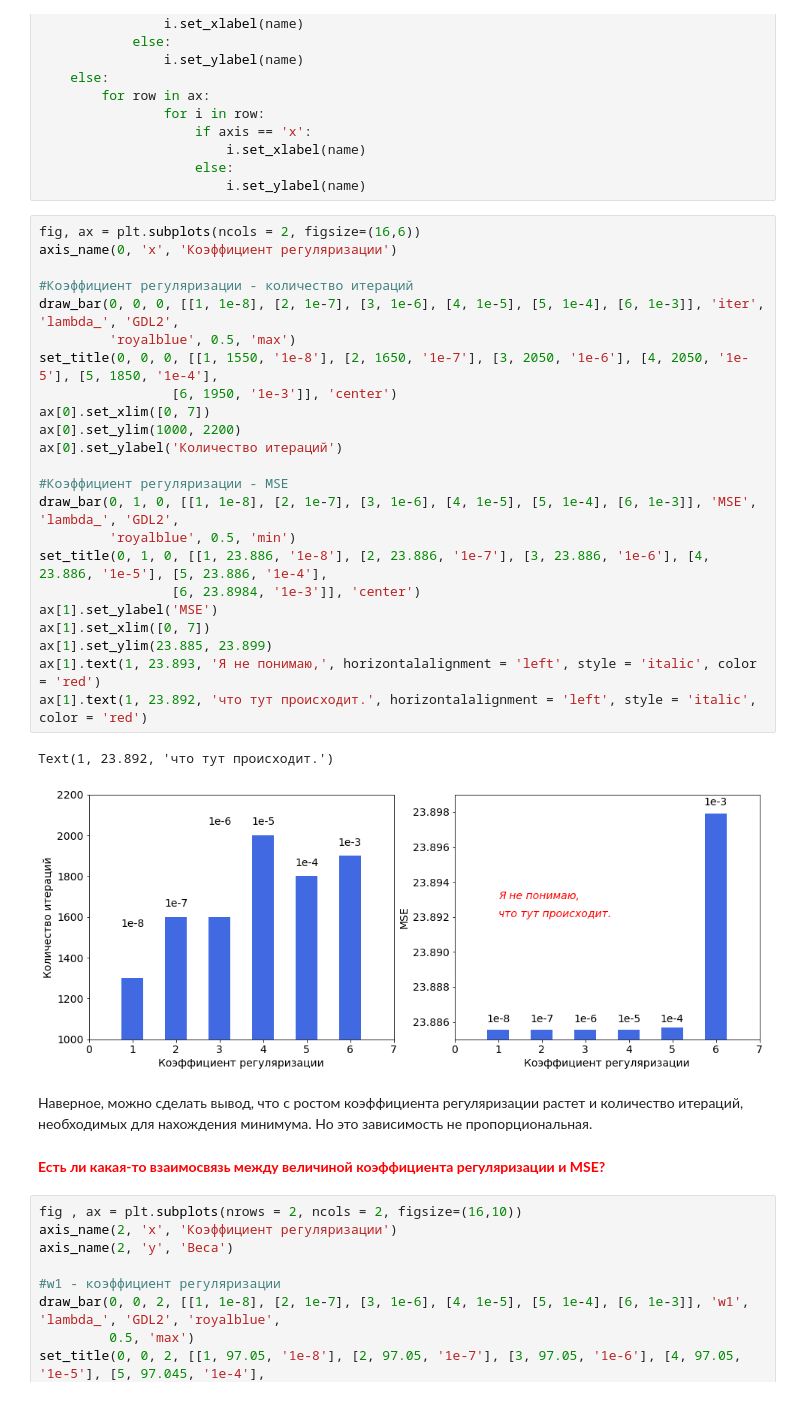
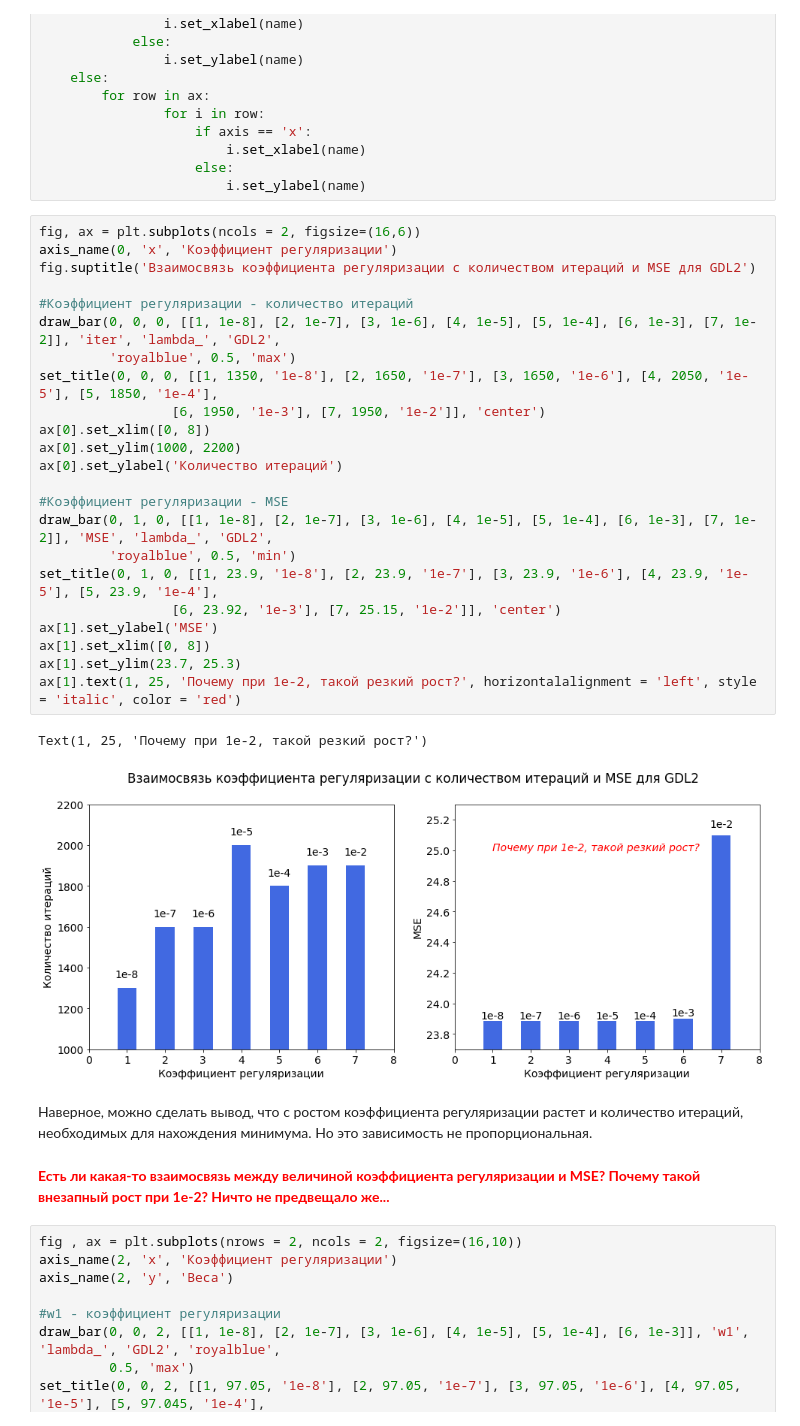
Before and after one commit to kamyninatatyana/ADA, a Jupyter notebook: ADA_HW02.ipynb, the cells around one changed output. Saved outputs shown, nothing was run; the diff lists cells and outputs as text.

```diff
--- a/ADA_HW02.ipynb
+++ b/ADA_HW02.ipynb
@@ -584,33 +615,33 @@ def axis_name(cols, axis, name):
 # %%
 fig, ax = plt.subplots(ncols = 2, figsize=(16,6))
 axis_name(0, 'x', 'Коэффициент регуляризации')
+fig.suptitle('Взаимосвязь коэффициента регуляризации с количеством итераций и MSE для GDL2')
 
 #Коэффициент регуляризации - количество итераций
-draw_bar(0, 0, 0, [[1, 1e-8], [2, 1e-7], [3, 1e-6], [4, 1e-5], [5, 1e-4], [6, 1e-3]], 'iter', 'lambda_', 'GDL2',
+draw_bar(0, 0, 0, [[1, 1e-8], [2, 1e-7], [3, 1e-6], [4, 1e-5], [5, 1e-4], [6, 1e-3], [7, 1e-2]], 'iter', 'lambda_', 'GDL2',
          'royalblue', 0.5, 'max')
-set_title(0, 0, 0, [[1, 1550, '1e-8'], [2, 1650, '1e-7'], [3, 2050, '1e-6'], [4, 2050, '1e-5'], [5, 1850, '1e-4'],
-                 [6, 1950, '1e-3']], 'center')
-ax[0].set_xlim([0, 7])
+set_title(0, 0, 0, [[1, 1350, '1e-8'], [2, 1650, '1e-7'], [3, 1650, '1e-6'], [4, 2050, '1e-5'], [5, 1850, '1e-4'],
+                 [6, 1950, '1e-3'], [7, 1950, '1e-2']], 'center')
+ax[0].set_xlim([0, 8])
 ax[0].set_ylim(1000, 2200)
 ax[0].set_ylabel('Количество итераций')
 
 #Коэффициент регуляризации - MSE
-draw_bar(0, 1, 0, [[1, 1e-8], [2, 1e-7], [3, 1e-6], [4, 1e-5], [5, 1e-4], [6, 1e-3]], 'MSE', 'lambda_', 'GDL2',
+draw_bar(0, 1, 0, [[1, 1e-8], [2, 1e-7], [3, 1e-6], [4, 1e-5], [5, 1e-4], [6, 1e-3], [7, 1e-2]], 'MSE', 'lambda_', 'GDL2',
          'royalblue', 0.5, 'min')
-set_title(0, 1, 0, [[1, 23.886, '1e-8'], [2, 23.886, '1e-7'], [3, 23.886, '1e-6'], [4, 23.886, '1e-5'], [5, 23.886, '1e-4'],
-                 [6, 23.8984, '1e-3']], 'center')
+set_title(0, 1, 0, [[1, 23.9, '1e-8'], [2, 23.9, '1e-7'], [3, 23.9, '1e-6'], [4, 23.9, '1e-5'], [5, 23.9, '1e-4'],
+                 [6, 23.92, '1e-3'], [7, 25.15, '1e-2']], 'center')
 ax[1].set_ylabel('MSE')
-ax[1].set_xlim([0, 7])
-ax[1].set_ylim(23.885, 23.899)
-ax[1].text(1, 23.893, 'Я не понимаю,', horizontalalignment = 'left', style = 'italic', color = 'red')
-ax[1].text(1, 23.892, 'что тут происходит.', horizontalalignment = 'left', style = 'italic', color = 'red')
+ax[1].set_xlim([0, 8])
+ax[1].set_ylim(23.7, 25.3)
+ax[1].text(1, 25, 'Почему при 1e-2, такой резкий рост?', horizontalalignment = 'left', style = 'italic', color = 'red')
 # %% [output]
-Text(1, 23.892, 'что тут происходит.')
+Text(1, 25, 'Почему при 1e-2, такой резкий рост?')
-[figure, old version]
+[figure, new version]
 # %% [markdown]
 Наверное, можно сделать вывод, что с ростом коэффициента регуляризации растет и количество итераций, необходимых для нахождения минимума. Но это зависимость не пропорциональная.
 # %% [markdown]
-<font color = 'red'><b> Есть ли какая-то взаимосвязь между величиной коэффициента регуляризации и MSE?
+<font color = 'red'><b> Есть ли какая-то взаимосвязь между величиной коэффициента регуляризации и MSE? Почему такой внезапный рост при 1e-2? Ничто не предвещало же...
 # %%
 fig , ax = plt.subplots(nrows = 2, ncols = 2, figsize=(16,10))
 axis_name(2, 'x', 'Коэффициент регуляризации')
```
Also changed, not shown: parts of 44 cells of this notebook.
